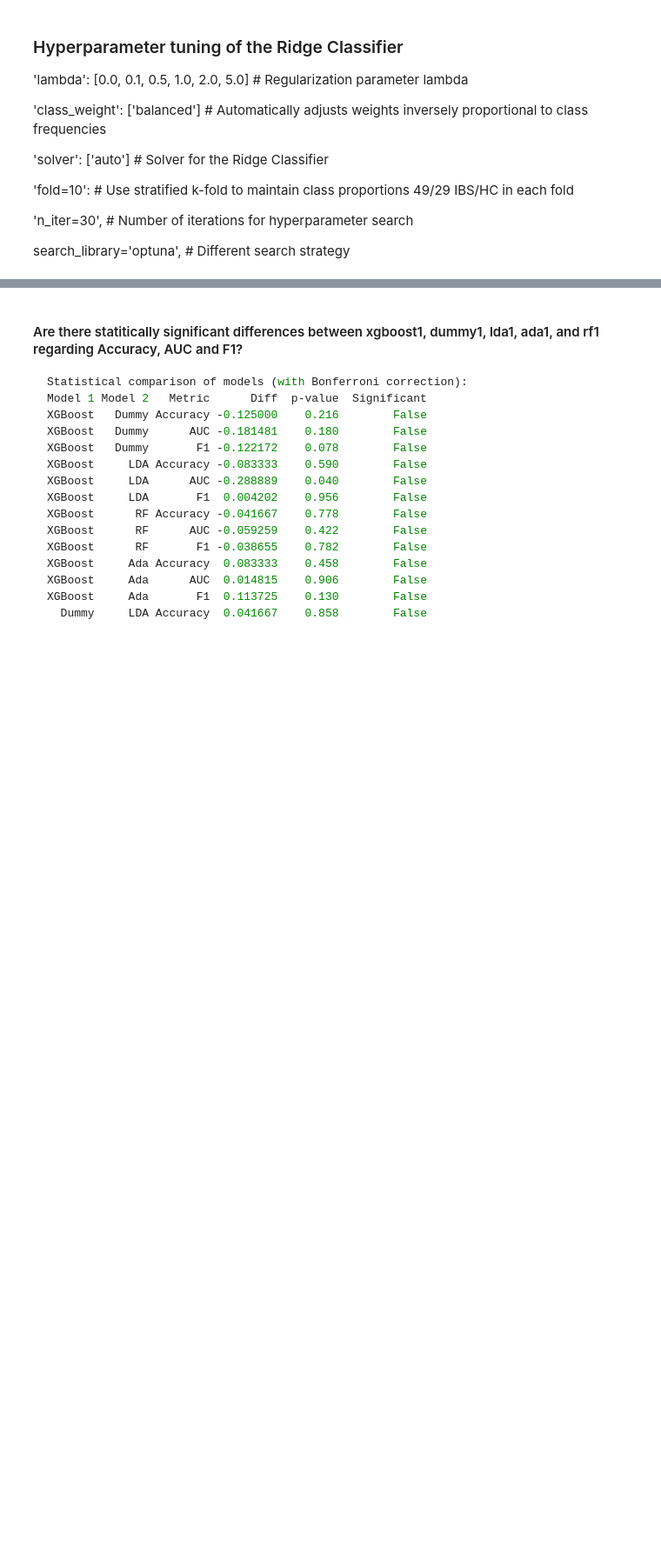
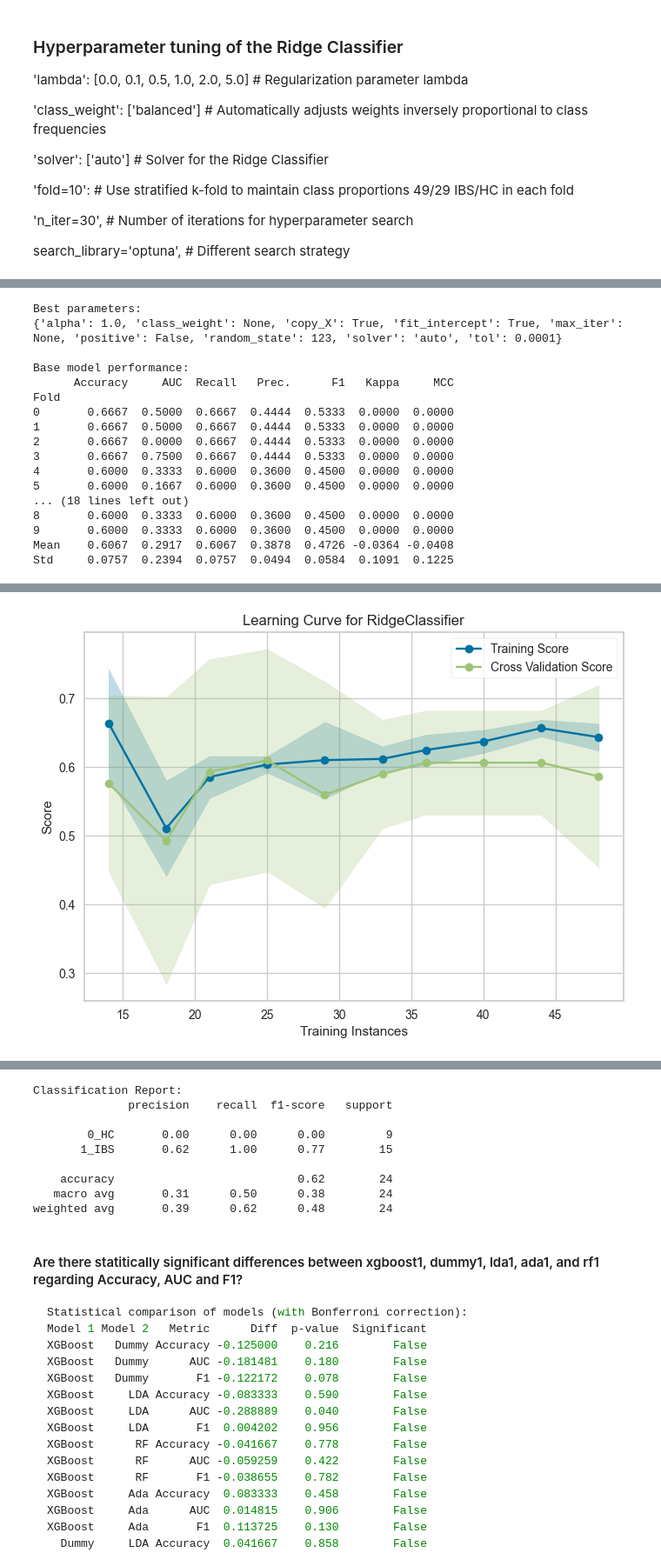
Before and after one commit to arvidl/ibs-brain, a Jupyter notebook: notebooks/05-predicting-IBS-vs-HC-from-morphometric-measures.ipynb, the cells around one changed output, grey strips where cells are left out. Shown at 87% size. Saved outputs shown, nothing was run; the diff lists cells and outputs as text; code cells hidden in the pictures; blank space fills up the shorter version.

```diff
--- a/notebooks/05-predicting-IBS-vs-HC-from-morphometric-measures.ipynb
+++ b/notebooks/05-predicting-IBS-vs-HC-from-morphometric-measures.ipynb
@@ -935,6 +1080,37 @@ Name: count, dtype: int64
+# %%
+# Print the best parameters found as a function of tuned_ridge
+def print_best_parameters(tuned_ridge, tuned_results, base_results):
+
+    print("\nBest parameters:")
+    print(tuned_ridge.get_params())
+
+    # Compare performances
+    print("\nBase model performance:")
+    print(base_results)
+    print("\nTuned model performance:")
+    print(tuned_results)
+
+    # Plot learning curves for the tuned model
+    plot_model(tuned_ridge, plot='learning')
+
+    # Plot feature importance
+    plot_model(tuned_ridge, plot='feature')
+
+    # Plot confusion matrix
+    plot_model(tuned_ridge, plot='confusion_matrix')
+
+    # Get predictions on test set
+    X_test = get_config('X_test')
+    y_test = get_config('y_test')
+    predictions = predict_model(tuned_ridge, data=X_test)
+
+    # Print classification report
+    from sklearn.metrics import classification_report
+    print("\nClassification Report:")
+    print(classification_report(y_test, predictions['prediction_label']))
 # %%
 # First create and get results for base Ridge Classifier model
-ridge1 = create_model('ridge', fold=10, random_state=123)
+ridge_base = create_model('ridge', fold=10, random_state=123)
 base_results = pull()  # Store base model results
 # %% [output]
 [interactive output not drawn]
@@ -1013,0 +1132,21 @@ print(classification_report(predictions['y_test'], predictions['prediction_label
+# %%
+# Print the best parameters found
+print_best_parameters(ridge_base, base_results, base_results)
+# %% [output]
+Best parameters:
+{'alpha': 1.0, 'class_weight': None, 'copy_X': True, 'fit_intercept': True, 'max_iter': None, 'positive': False, 'random_state': 123, 'solver': 'auto', 'tol': 0.0001}
+
+Base model performance:
+      Accuracy     AUC  Recall   Prec.      F1   Kappa     MCC
+Fold
+0       0.6667  0.5000  0.6667  0.4444  0.5333  0.0000  0.0000
+1       0.6667  0.5000  0.6667  0.4444  0.5333  0.0000  0.0000
+2       0.6667  0.0000  0.6667  0.4444  0.5333  0.0000  0.0000
+3       0.6667  0.7500  0.6667  0.4444  0.5333  0.0000  0.0000
+4       0.6000  0.3333  0.6000  0.3600  0.4500  0.0000  0.0000
+5       0.6000  0.1667  0.6000  0.3600  0.4500  0.0000  0.0000
+... (18 lines left out)
+8       0.6000  0.3333  0.6000  0.3600  0.4500  0.0000  0.0000
+9       0.6000  0.3333  0.6000  0.3600  0.4500  0.0000  0.0000
+Mean    0.6067  0.2917  0.6067  0.3878  0.4726 -0.0364 -0.0408
+Std     0.0757  0.2394  0.0757  0.0494  0.0584  0.1091  0.1225
@@ -1013,0 +1154 @@ print(classification_report(predictions['y_test'], predictions['prediction_label
+[figure, added]
@@ -1014,3 +1160,12 @@ print(classification_report(predictions['y_test'], predictions['prediction_label
+Classification Report:
+              precision    recall  f1-score   support
+
+        0_HC       0.00      0.00      0.00         9
+       1_IBS       0.62      1.00      0.77        15
+
+    accuracy                           0.62        24
+   macro avg       0.31      0.50      0.38        24
+weighted avg       0.39      0.62      0.48        24
 # %% [markdown]
 #### Are there statitically significant differences between xgboost1, dummy1, lda1, ada1,  and rf1 regarding Accuracy, AUC and F1?
 
```
Also changed, not shown: parts of 10 cells of this notebook, 1 other file.
